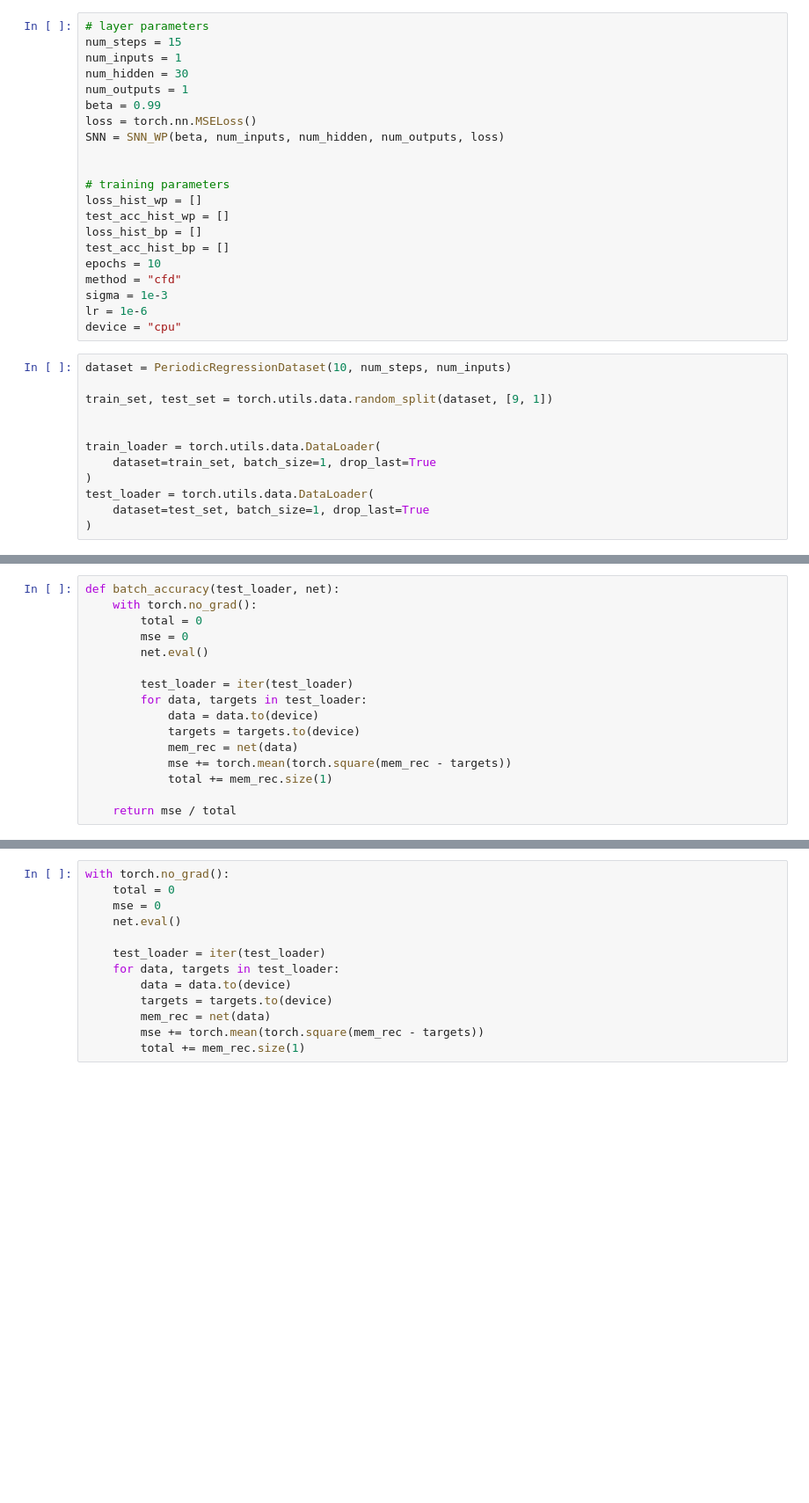
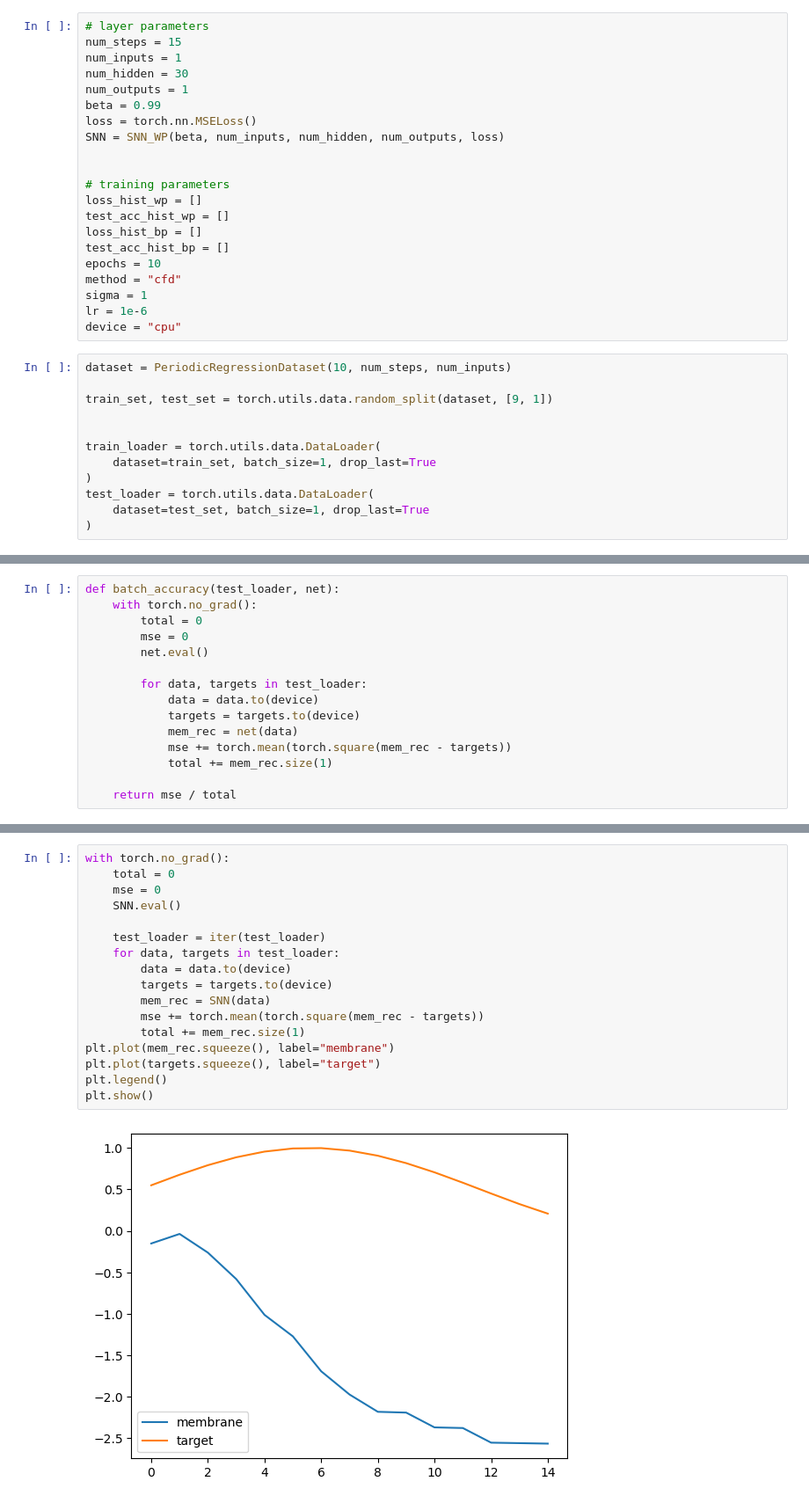
Before and after one commit to ellahas/snn-wp, a Jupyter notebook: SNN_WP_regression.ipynb, the cells around one changed output, grey strips where cells are left out. Shown at 88% size. Saved outputs shown, nothing was run; the diff lists cells and outputs as text; blank space fills up the shorter version.

```diff
--- a/SNN_WP_regression.ipynb
+++ b/SNN_WP_regression.ipynb
@@ -181,7 +181,7 @@ loss_hist_bp = []
 test_acc_hist_bp = []
 epochs = 10
 method = "cfd"
-sigma = 1e-3
+sigma = 1
 lr = 1e-6
 device = "cpu"
 # %%
@@ -208,7 +208,6 @@ def batch_accuracy(test_loader, net):
         mse = 0
         net.eval()
 
-        test_loader = iter(test_loader)
         for data, targets in test_loader:
             data = data.to(device)
             targets = targets.to(device)
@@ -279,13 +278,19 @@ Epoch 9, Test MSE: 0.02
 # %%
 with torch.no_grad():
     total = 0
     mse = 0
-    net.eval()
+    SNN.eval()
 
     test_loader = iter(test_loader)
     for data, targets in test_loader:
         data = data.to(device)
         targets = targets.to(device)
-        mem_rec = net(data)
+        mem_rec = SNN(data)
         mse += torch.mean(torch.square(mem_rec - targets))
         total += mem_rec.size(1)
+plt.plot(mem_rec.squeeze(), label="membrane")
+plt.plot(targets.squeeze(), label="target")
+plt.legend()
+plt.show()
+# %% [output]
+[figure, added]
```
Also changed, not shown: parts of 6 cells of this notebook.
